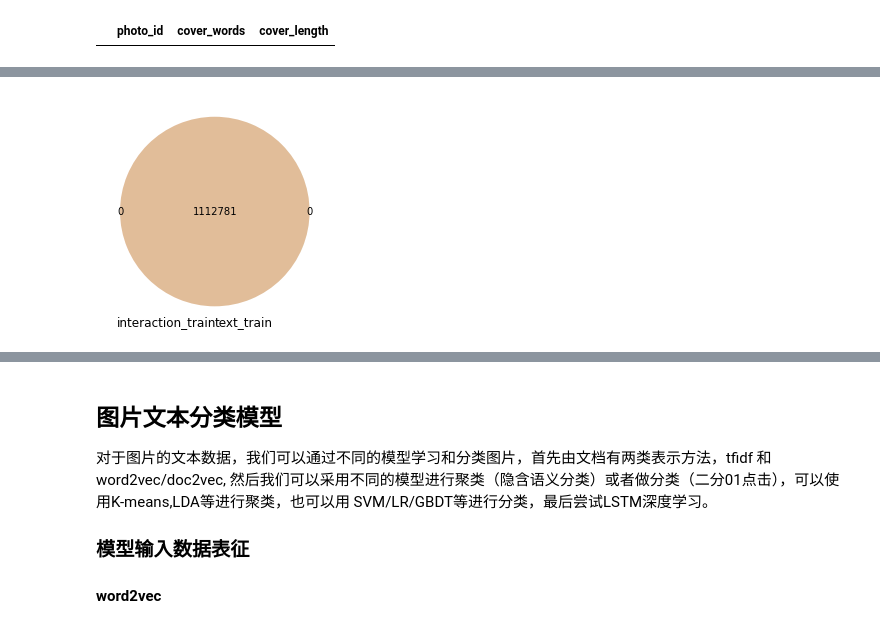
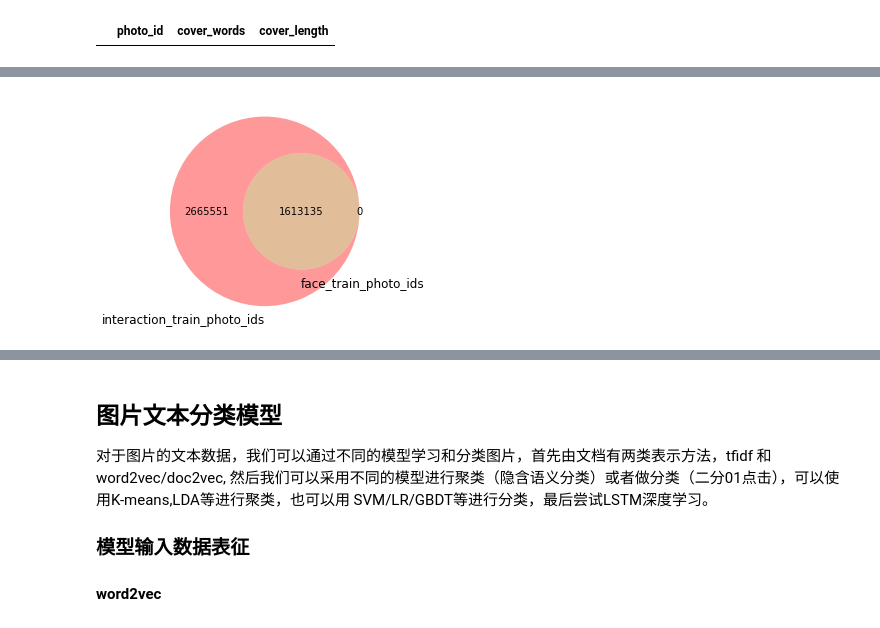
Before and after one commit to kitianFresh/kuaishou, a Jupyter notebook: eda-item-features.ipynb, the cells around one changed output, grey strips where cells are left out. Cells and saved outputs as stored; diff of their text form; code cells hidden in the pictures.

```diff
--- a/eda-item-features.ipynb
+++ b/eda-item-features.ipynb
@@ -7,7 +7,7 @@ import seaborn as sns
 %matplotlib inline
 p = sns.color_palette()
 
-USE_SAMPLE = True
+USE_SAMPLE = False
 TRAIN_FACE = './sample/train_face.txt' if USE_SAMPLE else './data/train_face.txt'
 TRAIN_USER_INTERACT = './sample/train_interaction.txt' if USE_SAMPLE else './data/train_interaction.txt'
 TRAIN_TEXT = './sample/train_text.txt' if USE_SAMPLE else './data/train_text.txt'
@@ -146,3 +152,6 @@ user_item_test['photo_id'].nunique()
+# %%
+face_train_photo_ids = list(face_train['photo_id'].unique())
+face_test_photo_ids = list(face_test['photo_id'].unique())
 # %%
 interaction_photo_ids = set(interaction_train_photo_ids + interaction_test_photo_ids)
 len(interaction_photo_ids)
@@ -159,8 +178,8 @@ plt.show()
 # %%
 import matplotlib.pyplot as plt
 from matplotlib_venn import venn2
 plt.figure(figsize=(4, 4))
-venn2([set(interaction_train_photo_ids), set(text_train_photo_ids)], ['interaction_train', 'text_train'])
+venn2([set(interaction_train_photo_ids), set(face_train_photo_ids)], ['interaction_train_photo_ids', 'face_train_photo_ids'])
 plt.show()
 # %% [output]
-[figure, old version]
+[figure, new version]
```
Also changed, not shown: parts of 18 cells of this notebook, 4 other files.
